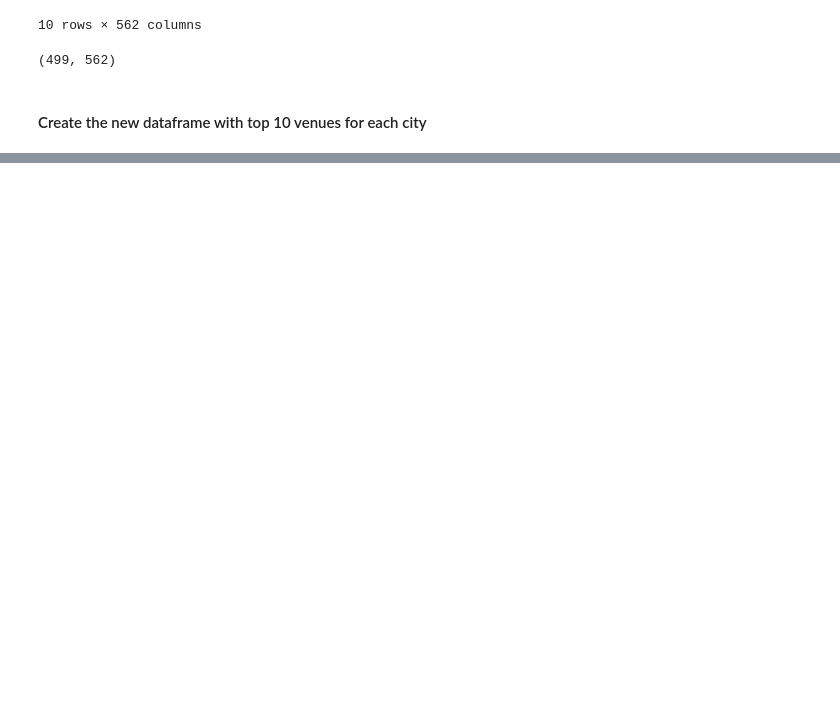
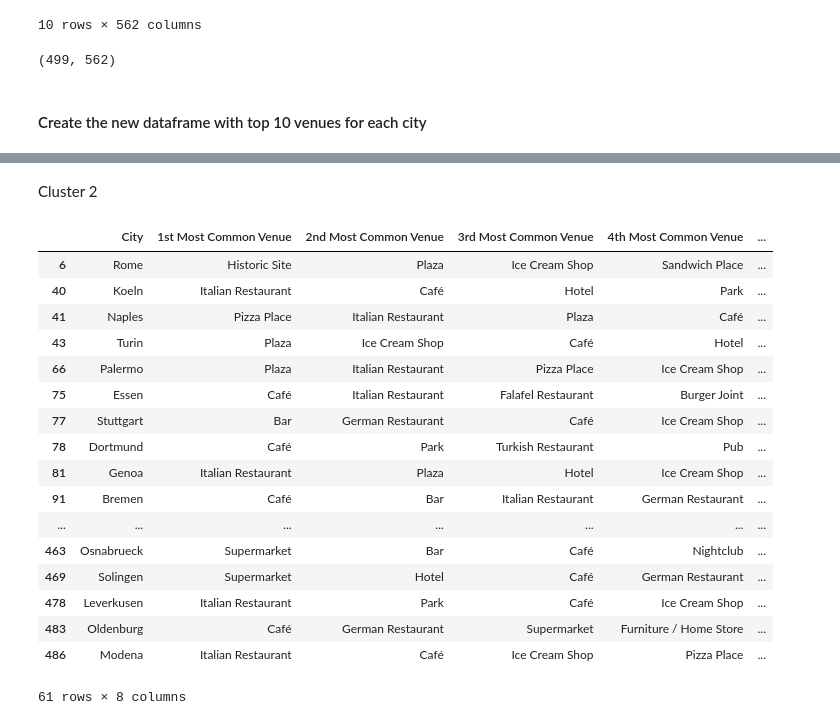
Before and after one commit to cssoumyade/Clustering-European-Cities, a Jupyter notebook: Feature Engineering and Clustering.ipynb, the cells around one changed output, grey strips where cells are left out. Cells and saved outputs as stored; diff of their text form; code cells hidden in the pictures; blank space fills up the shorter version.

```diff
--- a/Feature Engineering and Clustering.ipynb
+++ b/Feature Engineering and Clustering.ipynb
@@ -99,0 +232,23 @@ cities_venues_sorted.sample(10)
+# %% [markdown]
+Cluster 2
+# %%
+europe_merged.loc[europe_merged['Cluster Labels'] == 1, europe_merged.columns[[0] + list(range(5, europe_merged.shape[1]))]]
+# %% [output]
+|  | City | 1st Most Common Venue | 2nd Most Common Venue | 3rd Most Common Venue | 4th Most Common Venue | ... |
+| 6 | Rome | Historic Site | Plaza | Ice Cream Shop | Sandwich Place | ... |
+| 40 | Koeln | Italian Restaurant | Café | Hotel | Park | ... |
+| 41 | Naples | Pizza Place | Italian Restaurant | Plaza | Café | ... |
+| 43 | Turin | Plaza | Ice Cream Shop | Café | Hotel | ... |
+| 66 | Palermo | Plaza | Italian Restaurant | Pizza Place | Ice Cream Shop | ... |
+| 75 | Essen | Café | Italian Restaurant | Falafel Restaurant | Burger Joint | ... |
+| 77 | Stuttgart | Bar | German Restaurant | Café | Ice Cream Shop | ... |
+| 78 | Dortmund | Café | Park | Turkish Restaurant | Pub | ... |
+| 81 | Genoa | Italian Restaurant | Plaza | Hotel | Ice Cream Shop | ... |
+| 91 | Bremen | Café | Bar | Italian Restaurant | German Restaurant | ... |
+| ... | ... | ... | ... | ... | ... | ... |
+| 463 | Osnabrueck | Supermarket | Bar | Café | Nightclub | ... |
+| 469 | Solingen | Supermarket | Hotel | Café | German Restaurant | ... |
+| 478 | Leverkusen | Italian Restaurant | Park | Café | Ice Cream Shop | ... |
+| 483 | Oldenburg | Café | German Restaurant | Supermarket | Furniture / Home Store | ... |
+| 486 | Modena | Italian Restaurant | Café | Ice Cream Shop | Pizza Place | ... |
+61 rows × 8 columns
```
Also changed, not shown: parts of 29 cells of this notebook.
